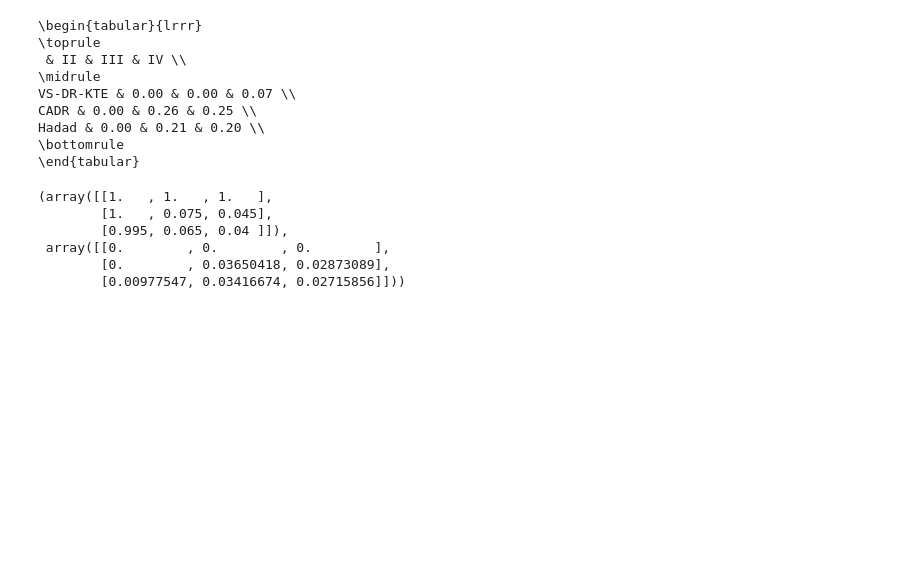
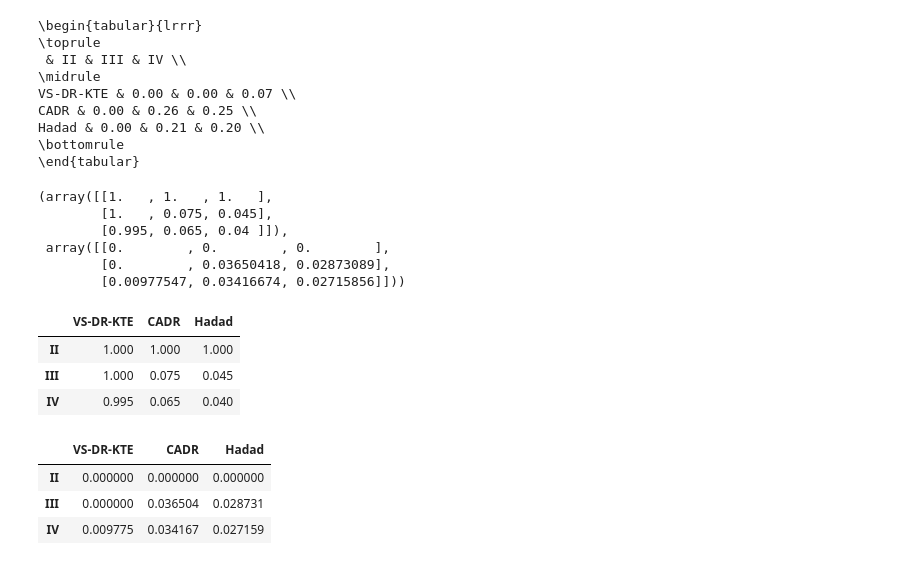
Before and after one commit to houssamzenati/adaptive-KTE, a Jupyter notebook: experiment_adaptive-IHDP-sinusoidal_structural_func.ipynb, the cells around one changed output. Drawn from its saved outputs; the diff is of its cells as text; code cells hidden in the pictures; blank space fills up the shorter version.

```diff
--- a/experiment_adaptive-IHDP-sinusoidal_structural_func.ipynb
+++ b/experiment_adaptive-IHDP-sinusoidal_structural_func.ipynb
@@ -749,3 +748,19 @@ rejection_proportion, rejection_proportion_se
  array([[0.        , 0.        , 0.        ],
         [0.        , 0.03650418, 0.02873089],
         [0.00977547, 0.03416674, 0.02715856]]))
+# %%
+df = pd.DataFrame(rejection_proportion, b_list, method_names)
+df
+# %% [output]
+|  | VS-DR-KTE | CADR | Hadad |
+| II | 1.000 | 1.000 | 1.000 |
+| III | 1.000 | 0.075 | 0.045 |
+| IV | 0.995 | 0.065 | 0.040 |
+# %%
+df = pd.DataFrame(rejection_proportion_se, b_list, method_names)
+df
+# %% [output]
+|  | VS-DR-KTE | CADR | Hadad |
+| II | 0.000000 | 0.000000 | 0.000000 |
+| III | 0.000000 | 0.036504 | 0.028731 |
+| IV | 0.009775 | 0.034167 | 0.027159 |
```
Also changed, not shown: parts of 2 cells of this notebook, 3 other files.
